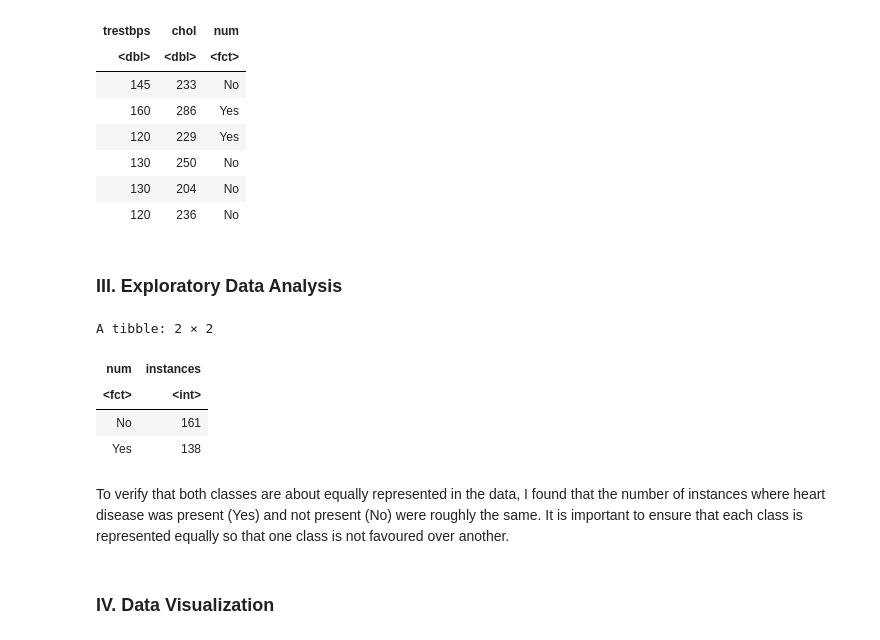
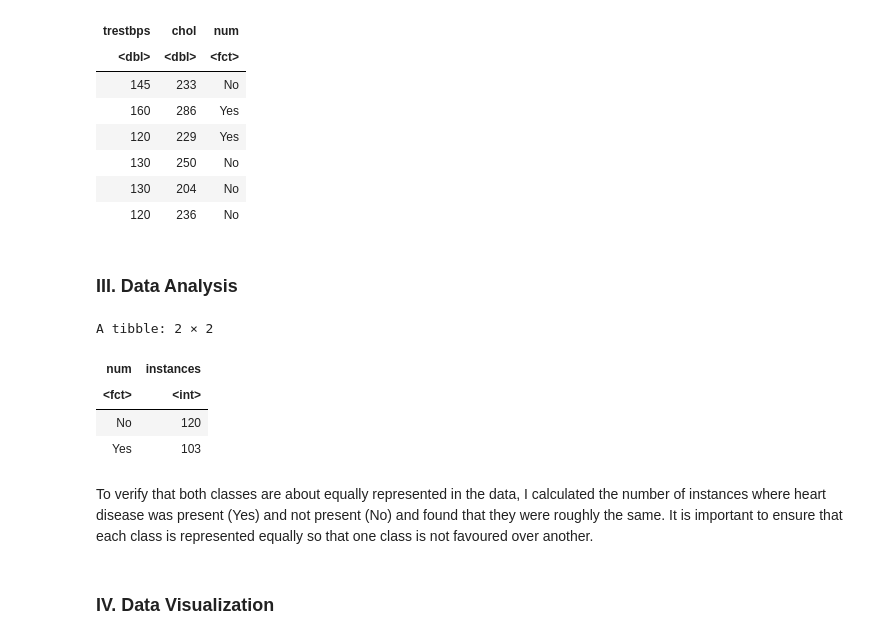
Before and after one commit to DrAstraeus/dsci-project-79964508, a Jupyter notebook: project_proposal.ipynb, the cells around one changed output. Cells and saved outputs as stored; diff of their text form; code cells hidden in the pictures.

```diff
--- a/project_proposal.ipynb
+++ b/project_proposal.ipynb
@@ -105,18 +116,18 @@ A tibble: 6 × 3
 # %% [markdown]
-### III. Exploratory Data Analysis
+### III. Data Analysis
 # %%
-instances <- heart_data |>
+instances <- heart_training |>
     group_by(num) |>
     summarize(instances = n())
 instances
 # %% [output]
 A tibble: 2 × 2
 | num | instances |
 | <fct> | <int> |
-| No | 161 |
-| Yes | 138 |
+| No | 120 |
+| Yes | 103 |
 # %% [markdown]
-To verify that both classes are about equally represented in the data, I found that the number of instances where heart disease was present (Yes) and not present (No) were roughly the same. It is important to ensure that each class is represented equally so that one class is not favoured over another.
+To verify that both classes are about equally represented in the data, I calculated the number of instances where heart disease was present (Yes) and not present (No) and found that they were roughly the same. It is important to ensure that each class is represented equally so that one class is not favoured over another.
 # %% [markdown]
 ### IV. Data Visualization
 # %%
```
Also changed, not shown: parts of 6 cells of this notebook.
